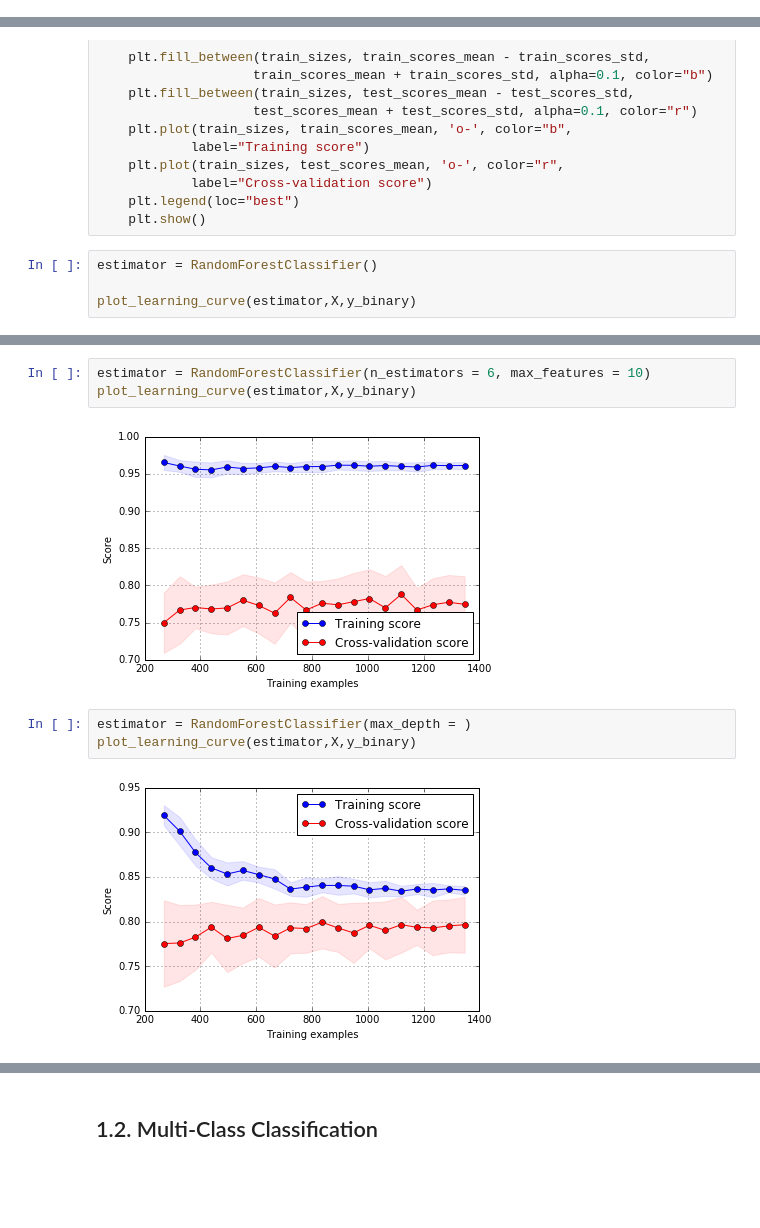
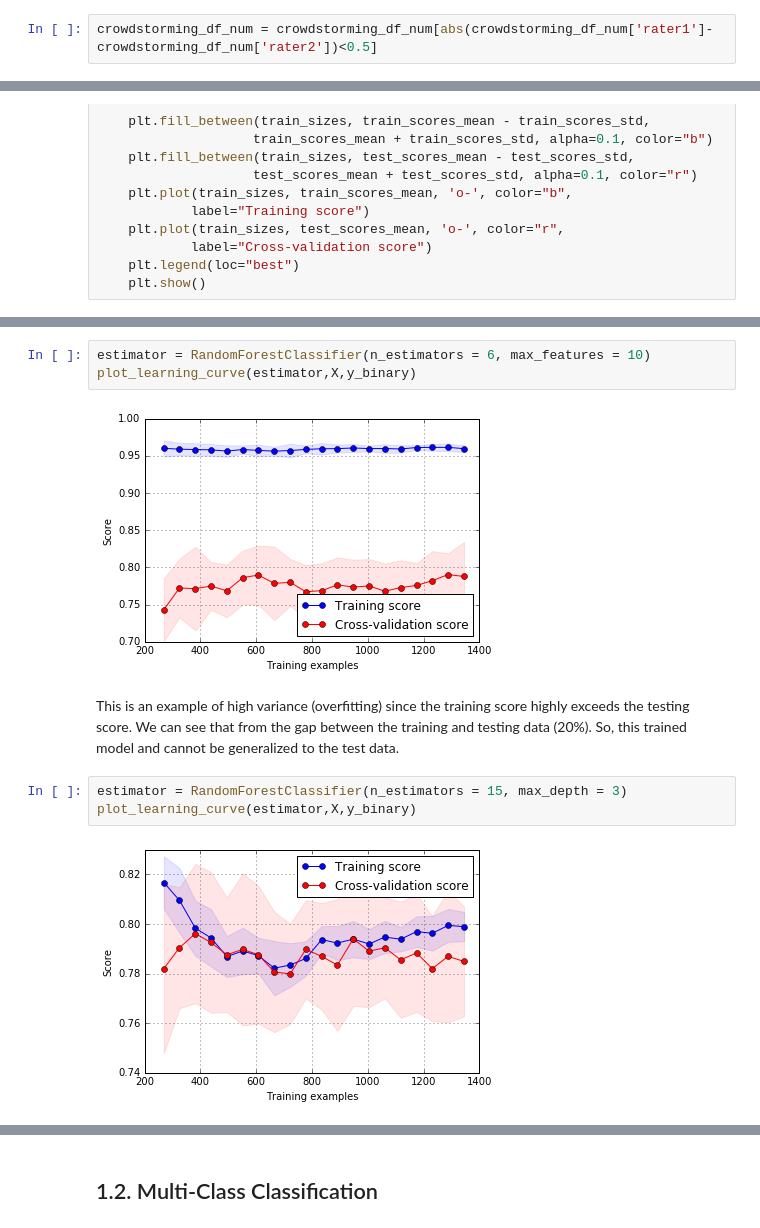
Before and after one commit to meryemmhamdi1/Gokcen_Meryem_Riyadh_ADA, a Jupyter notebook: 04 - Applied ML/HW4.ipynb, the cells around one changed output, grey strips where cells are left out. Drawn from its saved outputs; the diff is of its cells as text; blank space fills up the shorter version.

```diff
--- a/04 - Applied ML/HW4.ipynb
+++ b/04 - Applied ML/HW4.ipynb
@@ -214,6 +215,8 @@ Name: rater2, dtype: int64
 Based on this analysis, we can see inconsistent labelling for less than 25% of the cases. We have decided to drop players for which difference in rating between the two raters is more than 0.5 (since there are only 2). For the ones for which the difference is 0.25, we try with two different approaches:
 * Taking the average: this can be problematic depending on the number of classes we want to use (if a player has 0.25 from rater1 and 0.5 from rater2, then taking the average will lead to rater1 dominating a binary classification)
 * Keeping the two vectors for raters and training them separately to compare the results.
+# %%
+crowdstorming_df_num = crowdstorming_df_num[abs(crowdstorming_df_num['rater1']-crowdstorming_df_num['rater2'])<0.5]
 # %%
 # Averaging over rater1 and rater2:
 crowdstorming_df_num['meanRating'] = (crowdstorming_df_num['rater1'] + crowdstorming_df_num['rater2'])/2
@@ -664,7 +698,3 @@ def plot_learning_curve(estimator,X,Y,cv=20):
             label="Cross-validation score")
     plt.legend(loc="best")
     plt.show()
-# %%
-estimator = RandomForestClassifier()
-
-plot_learning_curve(estimator,X,y_binary)
@@ -674,9 +702,11 @@ plot_learning_curve(estimator,X,y_binary)
 estimator = RandomForestClassifier(n_estimators = 6, max_features = 10)
 plot_learning_curve(estimator,X,y_binary)
 # %% [output]
-[figure, old version]
+[figure, new version]
+# %% [markdown]
+This is an example of high variance (overfitting) since the training score highly exceeds the testing score. We can see that from the gap between the training and testing data (20%). So, this trained model and cannot be generalized to the test data.
 # %%
-estimator = RandomForestClassifier(max_depth = )
+estimator = RandomForestClassifier(n_estimators = 15, max_depth = 3)
 plot_learning_curve(estimator,X,y_binary)
 # %% [output]
-[figure, old version]
+[figure, new version]
```
Also changed, not shown: parts of 66 cells of this notebook.
